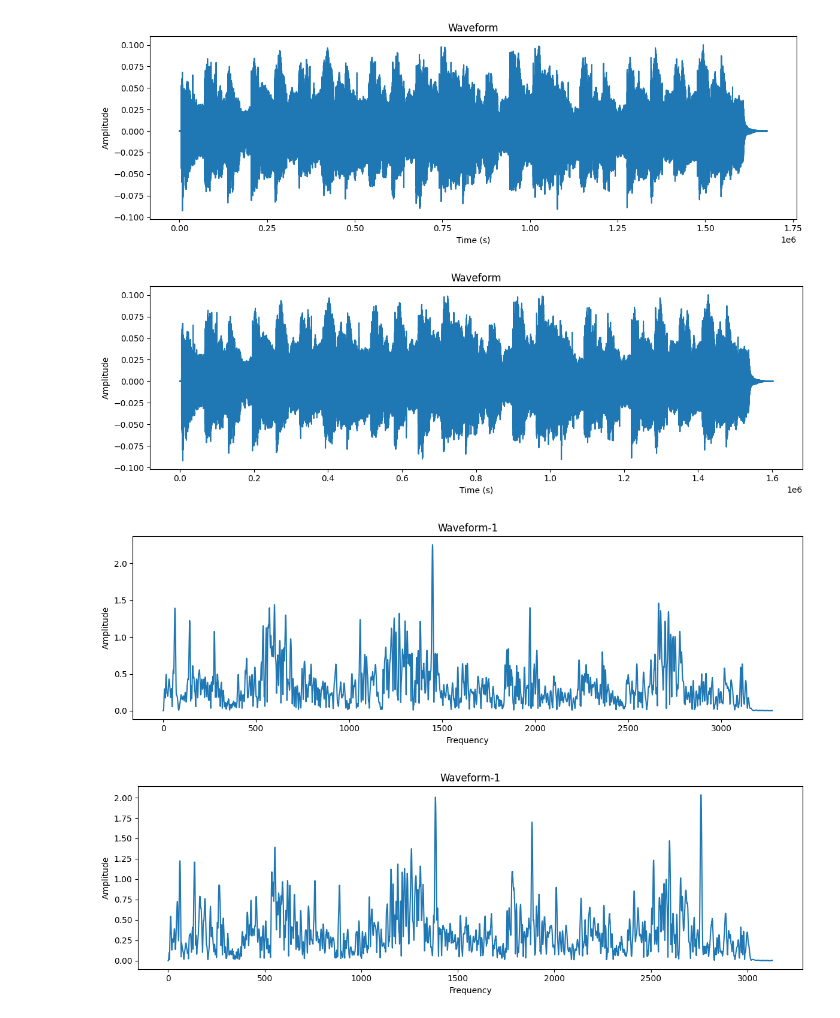
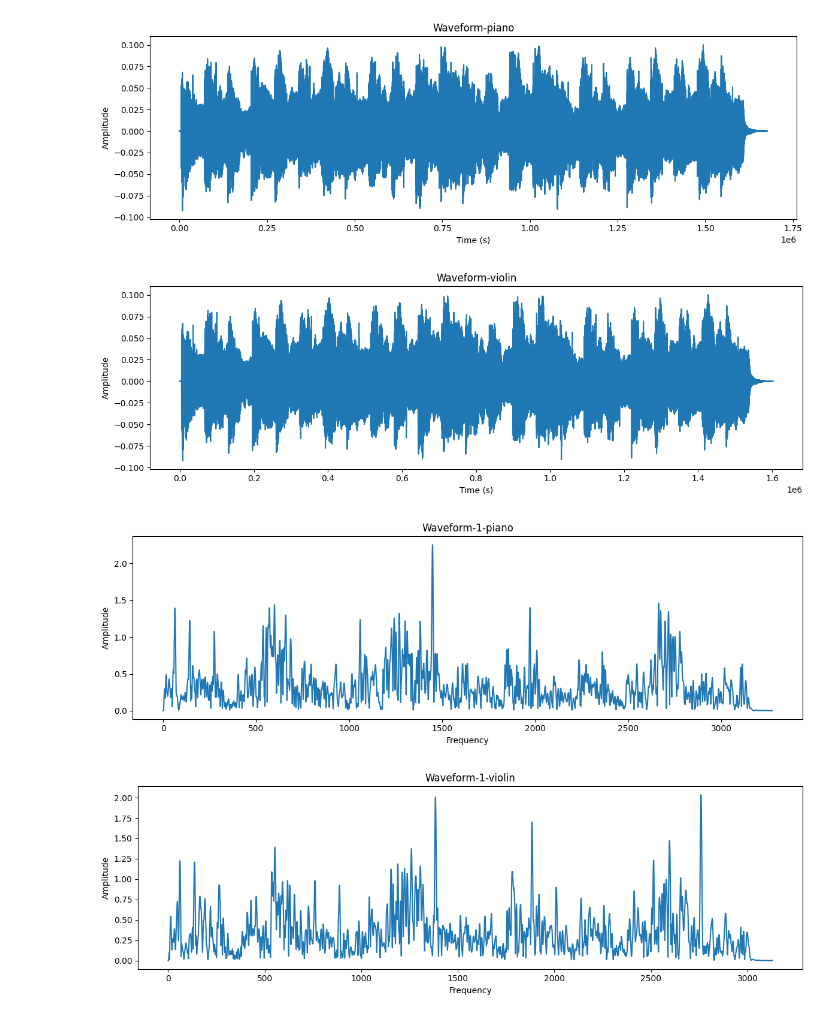
Before and after one commit to mason45ok/EDU-Data, a Jupyter notebook: 主程式(視覺化+偏移)/曲子中的其中一個音的波型.ipynb, the cells around one changed output. Cells and saved outputs as stored; diff of their text form; code cells hidden in the pictures.

```diff
--- a/主程式(視覺化+偏移)/曲子中的其中一個音的波型.ipynb
+++ b/主程式(視覺化+偏移)/曲子中的其中一個音的波型.ipynb
@@ -38,7 +38,7 @@ plt.figure(figsize=(12, 4))
 plt.plot(audio1)  # 繪製提取的波形
 plt.xlabel("Time (s)")
 plt.ylabel("Amplitude")
-plt.title("Waveform")
+plt.title("Waveform-piano")
 plt.tight_layout()
 plt.show()
 
@@ -48,7 +48,7 @@ plt.figure(figsize=(12, 4))
 plt.plot(audio2)  # 繪製提取的波形
 plt.xlabel("Time (s)")
 plt.ylabel("Amplitude")
-plt.title("Waveform")
+plt.title("Waveform-violin")
 plt.tight_layout()
 plt.show()
 
@@ -56,38 +56,38 @@ plt.show()
 # 劃出轉換後的波型
 # N個頻率並排顯示來方便比較樂器的音色差別
 plt.figure(figsize=(12, 4))
 plt.plot(stft1[10])  # 繪製提取的波形
 plt.xlabel("Frequency")
 plt.ylabel("Amplitude")
-plt.title("Waveform-1")
+plt.title("Waveform-1-piano")
 plt.tight_layout()
 plt.show()
 
 plt.figure(figsize=(12, 4))
 plt.plot(stft2[10])  # 繪製提取的波形
 plt.xlabel("Frequency")
 plt.ylabel("Amplitude")
-plt.title("Waveform-1")
+plt.title("Waveform-1-violin")
 plt.tight_layout()
 plt.show()
 
 plt.figure(figsize=(12, 4))
 plt.plot(stft1[12])  # 繪製提取的波形
 plt.xlabel("Frequency")
 plt.ylabel("Amplitude")
-plt.title("Waveform-2")
+plt.title("Waveform-2-piano")
 plt.tight_layout()
 plt.show()
 
 plt.figure(figsize=(12, 4))
 plt.plot(stft2[12])  # 繪製提取的波形
 plt.xlabel("Frequency")
 plt.ylabel("Amplitude")
-plt.title("Waveform-2")
+plt.title("Waveform-2-violin")
 plt.tight_layout()
 plt.show()
 # %% [output]
-[figure, old version]
+[figure, new version]
-[figure, old version]
+[figure, new version]
-[figure, old version]
+[figure, new version]
-[figure, old version]
+[figure, new version]
```
Also changed, not shown: parts of 1 cell of this notebook, 1 other file.
